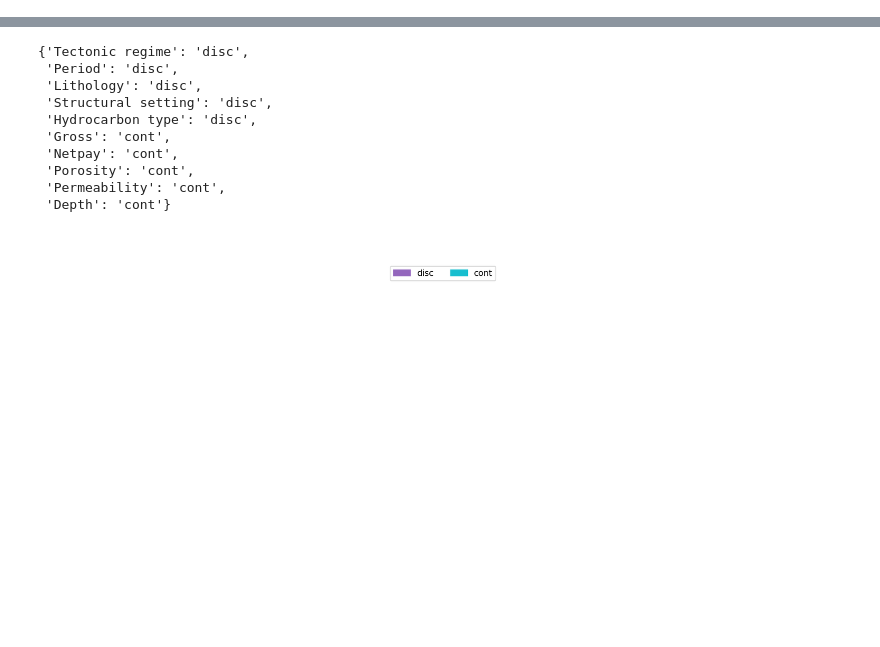
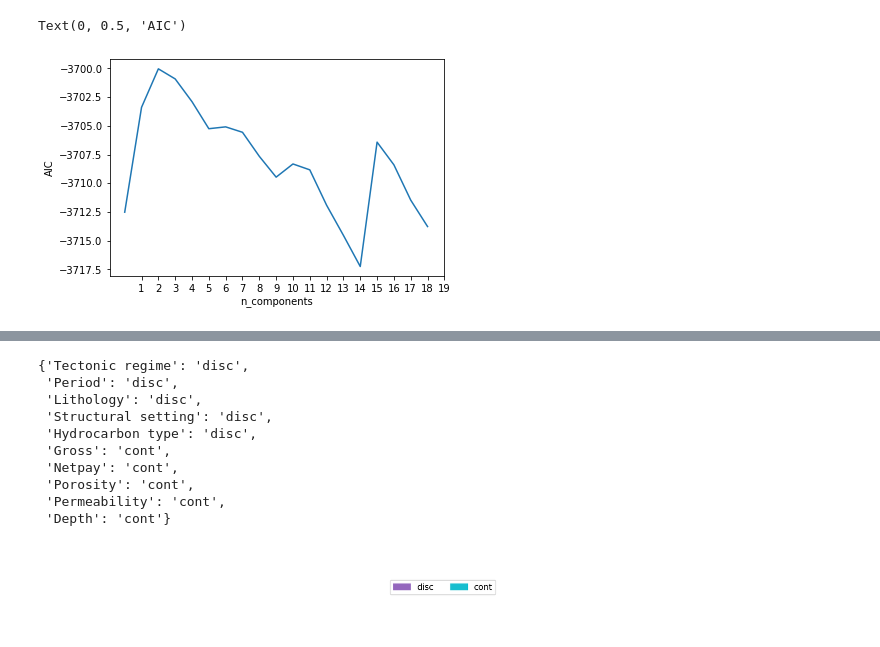
Before and after one commit to Anaxagor/Mixed-Learning-of-Bayesian-Networks, a Jupyter notebook: experiments/kmu_experiments.ipynb, the cells around one changed output, grey strips where cells are left out. Drawn from its saved outputs; the diff is of its cells as text; code cells hidden in the pictures; blank space fills up the shorter version.

```diff
--- a/experiments/kmu_experiments.ipynb
+++ b/experiments/kmu_experiments.ipynb
@@ -43,0 +111,17 @@ geo.reset_index(inplace=True, drop=True)
+# %%
+LL = []
+for i in range (1, 20, 1):
+    gm = GaussianMixture(n_components=i, random_state=0)
+    gm.fit(np.transpose([geo['Depth'].values]))
+    ll = np.sum(gm.score_samples(np.transpose([geo['Depth'].values])))
+    LL.append(ll)
+    aic.append(AIC(ll, i))
+    bic.append(BIC(ll, i, 442))
+# %%
+plt.plot([i for i in range (len(LL))], aic)
+plt.xticks([i for i in range (1,len(LL)+1,1)])
+plt.xlabel('n_components')
+plt.ylabel('AIC')
+# %% [output]
+Text(0, 0.5, 'AIC')
+[figure, added]
```
Also changed, not shown: parts of 67 cells of this notebook, 4 other files.
